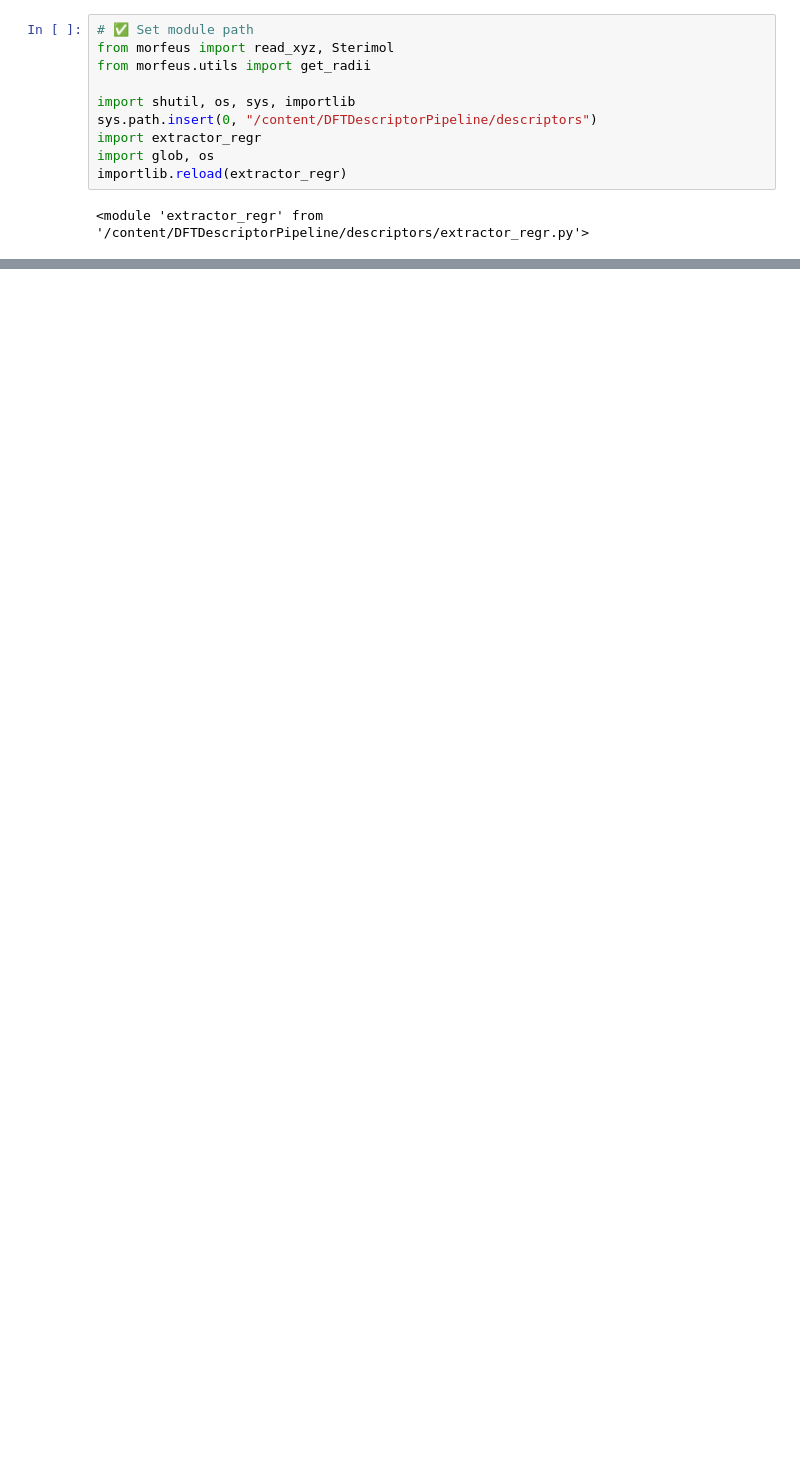
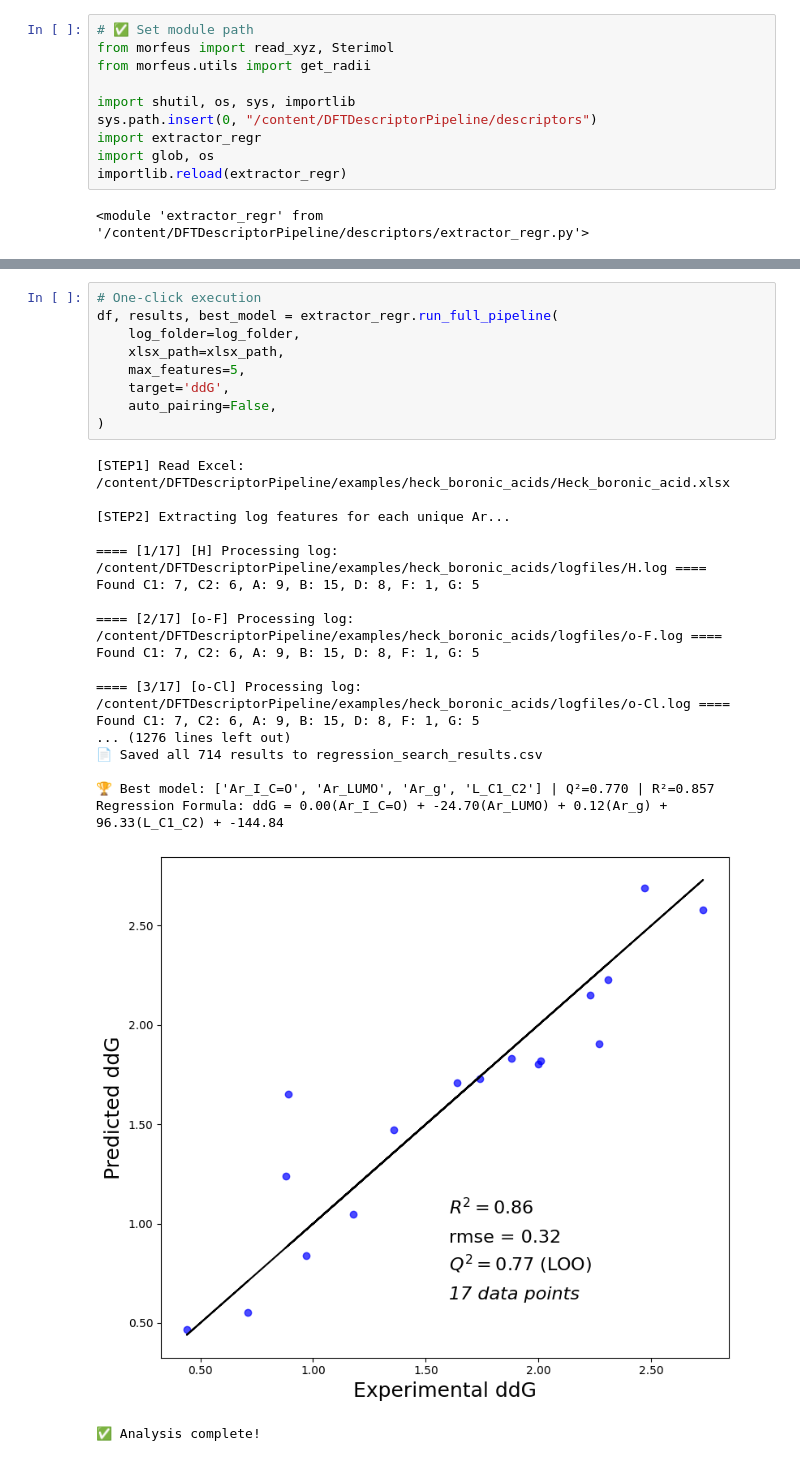
Before and after one commit to peculab/DFTDescriptorPipeline, a Jupyter notebook: examples/heck_boronic_acids/heck_boronic_acids.ipynb, the cells around one changed output, grey strips where cells are left out. Cells and saved outputs as stored; diff of their text form; blank space fills up the shorter version.

```diff
--- a/examples/heck_boronic_acids/heck_boronic_acids.ipynb
+++ b/examples/heck_boronic_acids/heck_boronic_acids.ipynb
@@ -92,0 +123,29 @@ Found C1: 7, C2: 6, A: 9, B: 15, D: 8, F: 1, G: 5
+# %%
+# One-click execution
+df, results, best_model = extractor_regr.run_full_pipeline(
+    log_folder=log_folder,
+    xlsx_path=xlsx_path,
+    max_features=5,
+    target='ddG',
+    auto_pairing=False,
+)
+# %% [output]
+[STEP1] Read Excel: /content/DFTDescriptorPipeline/examples/heck_boronic_acids/Heck_boronic_acid.xlsx
+
+[STEP2] Extracting log features for each unique Ar...
+
+==== [1/17] [H] Processing log: /content/DFTDescriptorPipeline/examples/heck_boronic_acids/logfiles/H.log ====
+Found C1: 7, C2: 6, A: 9, B: 15, D: 8, F: 1, G: 5
+
+==== [2/17] [o-F] Processing log: /content/DFTDescriptorPipeline/examples/heck_boronic_acids/logfiles/o-F.log ====
+Found C1: 7, C2: 6, A: 9, B: 15, D: 8, F: 1, G: 5
+
+==== [3/17] [o-Cl] Processing log: /content/DFTDescriptorPipeline/examples/heck_boronic_acids/logfiles/o-Cl.log ====
+Found C1: 7, C2: 6, A: 9, B: 15, D: 8, F: 1, G: 5
+... (1276 lines left out)
+📄 Saved all 714 results to regression_search_results.csv
+
+🏆 Best model: ['Ar_I_C=O', 'Ar_LUMO', 'Ar_g', 'L_C1_C2'] | Q²=0.770 | R²=0.857
+Regression Formula: ddG = 0.00(Ar_I_C=O) + -24.70(Ar_LUMO) + 0.12(Ar_g) + 96.33(L_C1_C2) + -144.84
+[figure, added]
+✅ Analysis complete!
```
Also changed, not shown: parts of 3 cells of this notebook.
